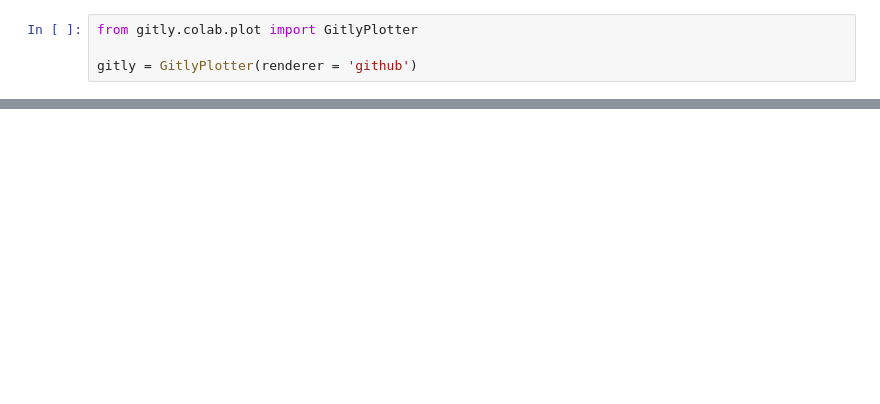
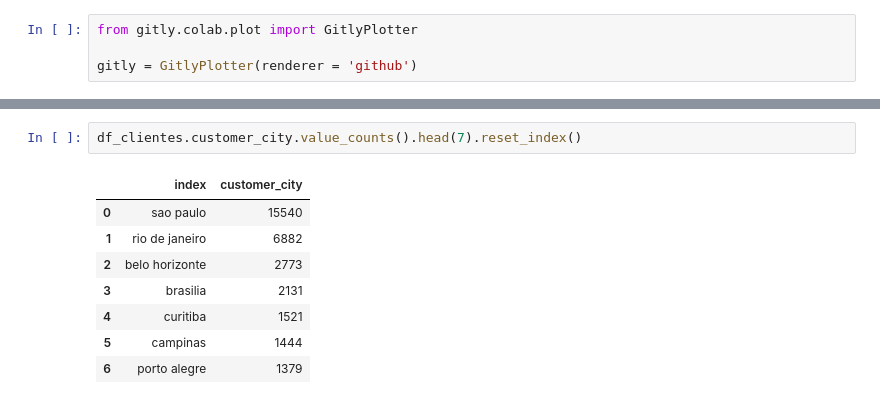
Before and after one commit to RafaelSilvaGodoy/PosCienciaDeDados, a Jupyter notebook: Olist.ipynb, the cells around one changed output, grey strips where cells are left out. Cells and saved outputs as stored; diff of their text form; blank space fills up the shorter version.

```diff
--- a/Olist.ipynb
+++ b/Olist.ipynb
@@ -23,3 +72,14 @@ gitly = GitlyPlotter(renderer = 'github')
+# %%
+df_clientes.customer_city.value_counts().head(7).reset_index()
+# %% [output]
+|  | index | customer_city |
+| 0 | sao paulo | 15540 |
+| 1 | rio de janeiro | 6882 |
+| 2 | belo horizonte | 2773 |
+| 3 | brasilia | 2131 |
+| 4 | curitiba | 1521 |
+| 5 | campinas | 1444 |
+| 6 | porto alegre | 1379 |
 # %%
 import plotly.express as px
 
```
Also changed, not shown: parts of 9 cells of this notebook.
